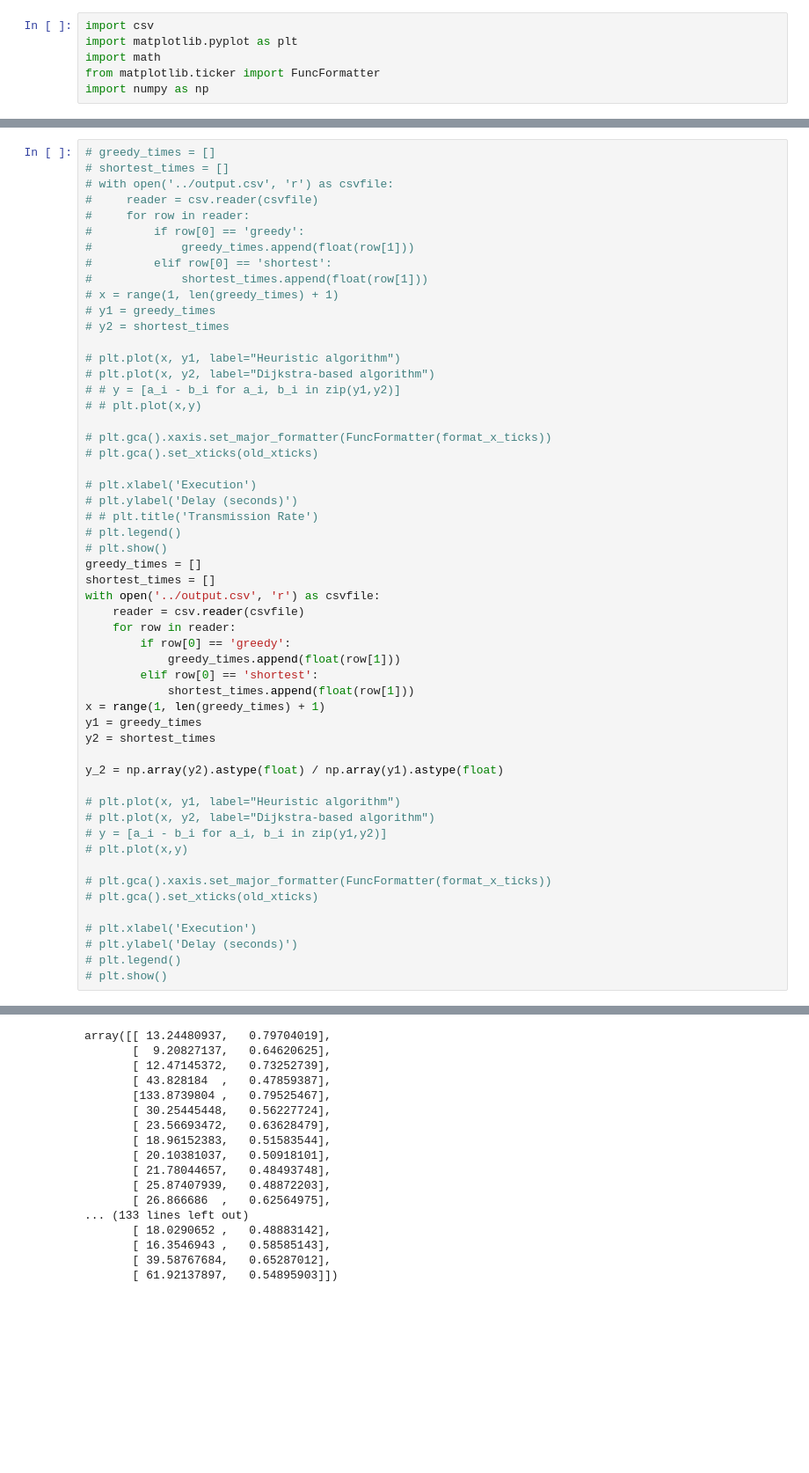
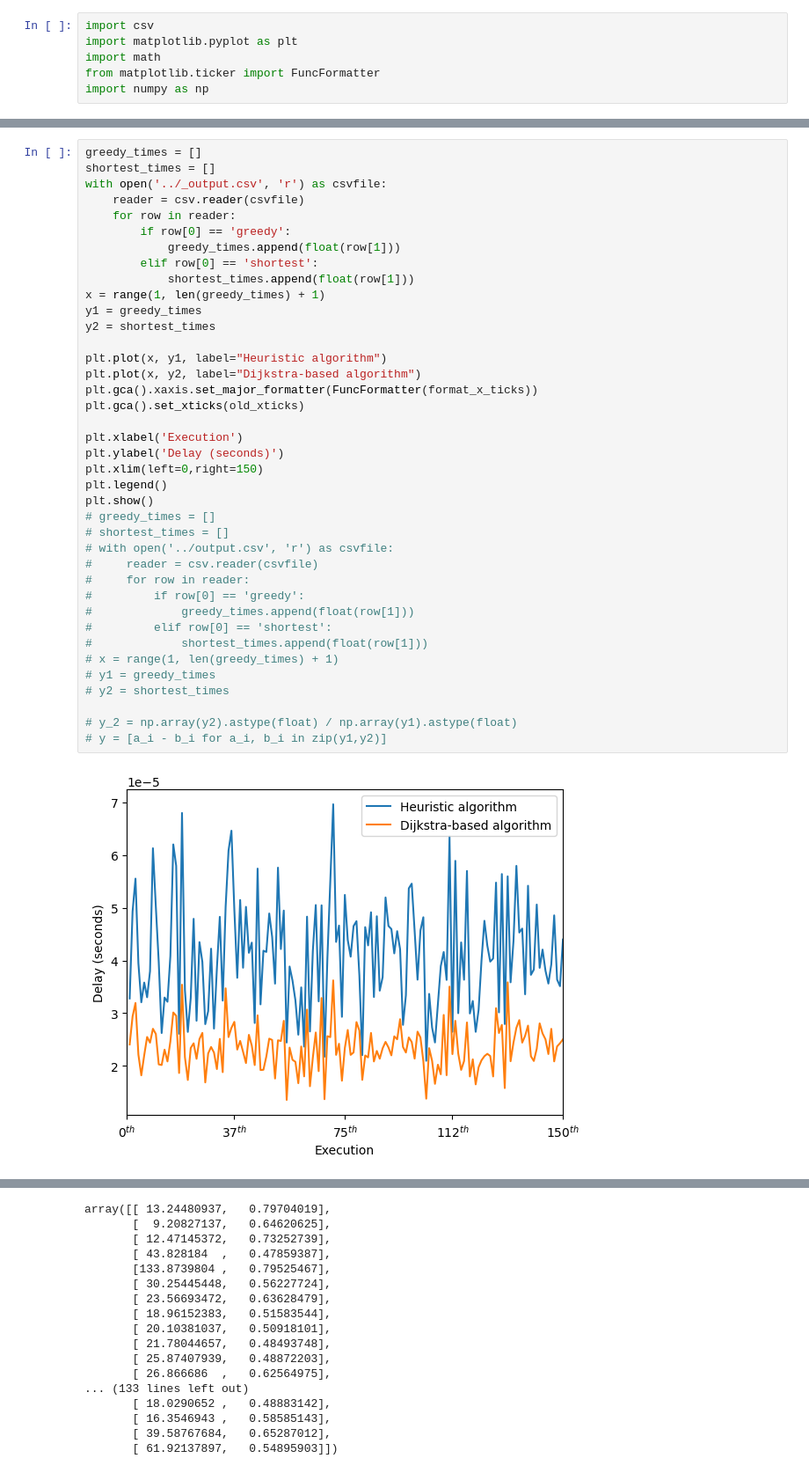
Before and after one commit to btdun2002/UAV, a Jupyter notebook: end_to_end.ipynb, the cells around one changed output, grey strips where cells are left out. Shown at 88% size. Cells and saved outputs as stored; diff of their text form; blank space fills up the shorter version.

```diff
--- a/end_to_end.ipynb
+++ b/end_to_end.ipynb
@@ -75,57 +60,44 @@ y_1 = np.array(y2).astype(float) / np.array(y1).astype(float)
 # %%
+greedy_times = []
+shortest_times = []
+with open('../_output.csv', 'r') as csvfile:
+    reader = csv.reader(csvfile)
+    for row in reader:
+        if row[0] == 'greedy':
+            greedy_times.append(float(row[1]))
+        elif row[0] == 'shortest':
+            shortest_times.append(float(row[1]))
+x = range(1, len(greedy_times) + 1)
+y1 = greedy_times
+y2 = shortest_times
+
+plt.plot(x, y1, label="Heuristic algorithm")
+plt.plot(x, y2, label="Dijkstra-based algorithm")
+plt.gca().xaxis.set_major_formatter(FuncFormatter(format_x_ticks))
+plt.gca().set_xticks(old_xticks)
+
+plt.xlabel('Execution')
+plt.ylabel('Delay (seconds)')
+plt.xlim(left=0,right=150)
+plt.legend()
+plt.show()
 # greedy_times = []
 # shortest_times = []
 # with open('../output.csv', 'r') as csvfile:
 #     reader = csv.reader(csvfile)
 #     for row in reader:
 #         if row[0] == 'greedy':
 #             greedy_times.append(float(row[1]))
 #         elif row[0] == 'shortest':
 #             shortest_times.append(float(row[1]))
 # x = range(1, len(greedy_times) + 1)
 # y1 = greedy_times
 # y2 = shortest_times
 
-# plt.plot(x, y1, label="Heuristic algorithm")
-# plt.plot(x, y2, label="Dijkstra-based algorithm")
-# # y = [a_i - b_i for a_i, b_i in zip(y1,y2)]
-# # plt.plot(x,y)
-
-# plt.gca().xaxis.set_major_formatter(FuncFormatter(format_x_ticks))
-# plt.gca().set_xticks(old_xticks)
-
-# plt.xlabel('Execution')
-# plt.ylabel('Delay (seconds)')
-# # plt.title('Transmission Rate')
-# plt.legend()
-# plt.show()
-greedy_times = []
-shortest_times = []
-with open('../output.csv', 'r') as csvfile:
-    reader = csv.reader(csvfile)
-    for row in reader:
-        if row[0] == 'greedy':
-            greedy_times.append(float(row[1]))
-        elif row[0] == 'shortest':
-            shortest_times.append(float(row[1]))
-x = range(1, len(greedy_times) + 1)
-y1 = greedy_times
-y2 = shortest_times
-
-y_2 = np.array(y2).astype(float) / np.array(y1).astype(float)
-
-# plt.plot(x, y1, label="Heuristic algorithm")
-# plt.plot(x, y2, label="Dijkstra-based algorithm")
+# y_2 = np.array(y2).astype(float) / np.array(y1).astype(float)
 # y = [a_i - b_i for a_i, b_i in zip(y1,y2)]
-# plt.plot(x,y)
-
-# plt.gca().xaxis.set_major_formatter(FuncFormatter(format_x_ticks))
-# plt.gca().set_xticks(old_xticks)
-
-# plt.xlabel('Execution')
-# plt.ylabel('Delay (seconds)')
-# plt.legend()
-# plt.show()
+# %% [output]
+[figure, added]
 # %%
 # Customization options
 c1 = "lightyellow"
```
Also changed, not shown: parts of 2 cells of this notebook, 3 other files.
